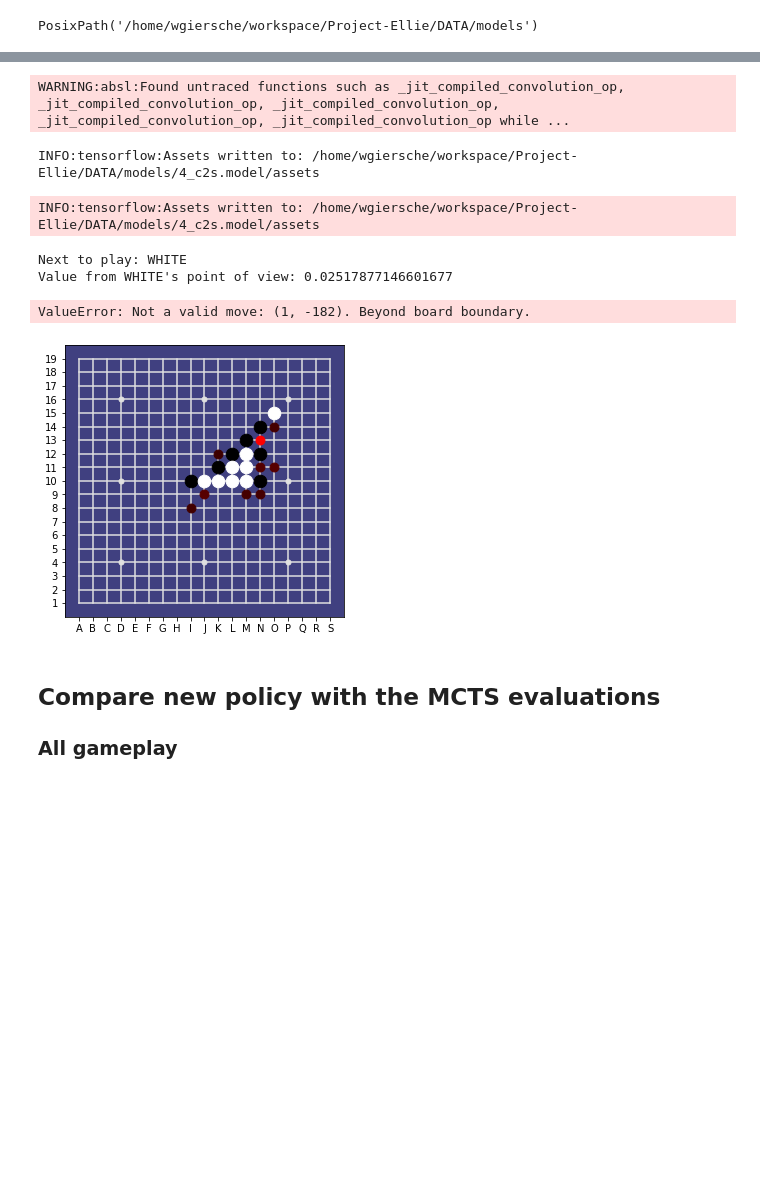
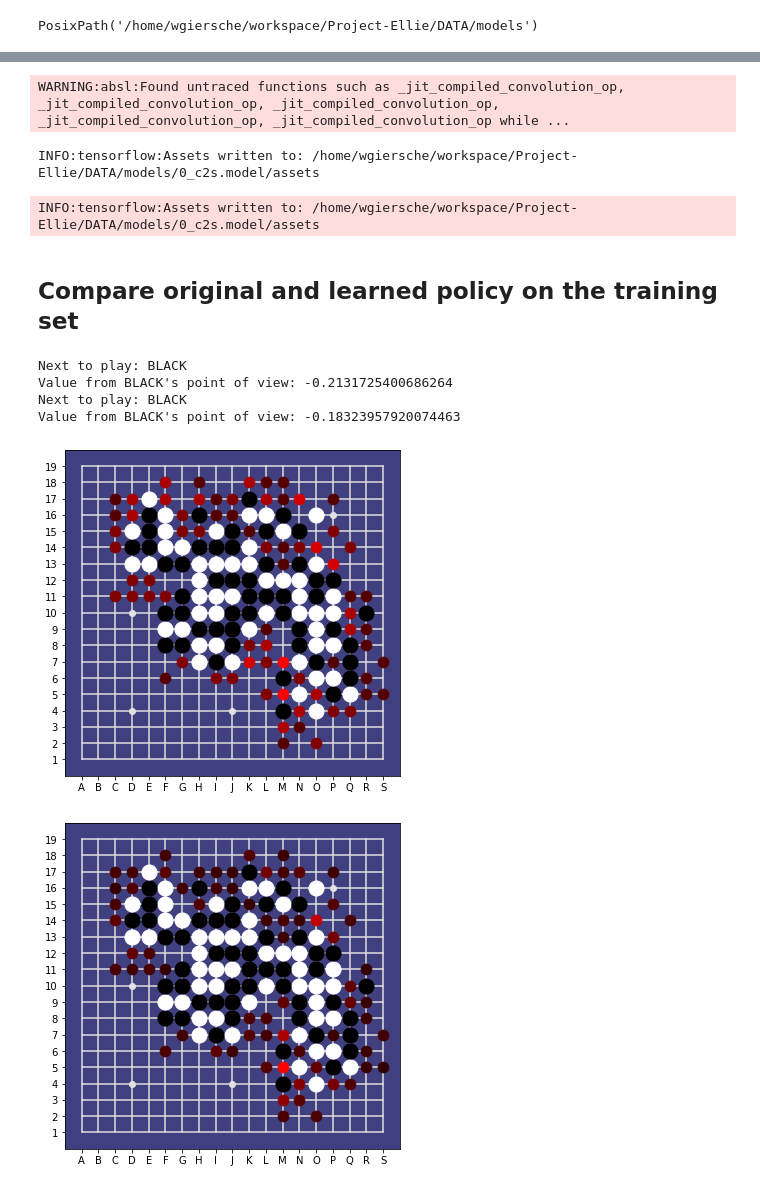
Before and after one commit to Project-Ellie/DeepGomoku, a Jupyter notebook: notebooks/Training_Curriculum.ipynb, the cells around one changed output, grey strips where cells are left out. Cells and saved outputs as stored; diff of their text form; code cells hidden in the pictures; blank space fills up the shorter version.

```diff
--- a/notebooks/Training_Curriculum.ipynb
+++ b/notebooks/Training_Curriculum.ipynb
@@ -63,4 +44,4 @@ all_3_2
 # %%
-curriculum = create_curriculum(all_3_2, 512, ALL_GAMEPLAY)
+curriculum = create_curriculum(all_0, 512, ALL_GAMEPLAY)
 # %% [output]
 Preparing course: All Gameplay
@@ -134,7 +115,7 @@ Value from BLACK's point of view: 0.2172190099954605
 # %%
 from aegomoku.gomoku_resnet import GomokuResnet
 
-model = GomokuResnet(BOARD_SIZE, num_sensor_filters=512, num_blocks=10)
+model = GomokuResnet(BOARD_SIZE, num_sensor_filters=512, num_blocks=12)
 model.compile()
 model.summary()
 # %% [output]
@@ -158,8 +139,8 @@ ________________________________________________________________________________
 # %% [markdown]
 #### Clone the current champion
 # %%
-model_file = Path.home() / "workspace" / "Project-Ellie" / "DATA" / 'models' / '3_c3.model'
-model = tf.keras.models.load_model(model_file)
+model_file = Path.home() / "workspace" / "Project-Ellie" / "DATA" / 'models' / '0_c2s.model'
+#model = tf.keras.models.load_model(model_file)
 # %%
 trainer = Trainer(model)
 # %% [markdown]
@@ -167,7 +148,7 @@ trainer = Trainer(model)
 # %%
 ds = curriculum[ENDGAME].get('dataset')
 if ds is not None:
-    trainer.train(ds, epochs_per_train=10, report_every=1, v_weight=1.0)
+    trainer.train(ds, epochs_per_train=100, report_every=1, v_weight=2.0)
     model.save('models/from_endgame.model')
 else:
     print("No warm-up today...;-)")
@@ -213,31 +204,31 @@ INFO:tensorflow:Assets written to: models/4_c1.model/assets
 # %%
-model.save(MODEL_DIR / "4_c2s.model")
+model.save(MODEL_DIR / "0_c2s.model")
 # %% [output]
 WARNING:absl:Found untraced functions such as _jit_compiled_convolution_op, _jit_compiled_convolution_op, _jit_compiled_convolution_op, _jit_compiled_convolution_op, _jit_compiled_convolution_op while ...
-INFO:tensorflow:Assets written to: /home/wgiersche/workspace/Project-Ellie/DATA/models/4_c2s.model/assets
+INFO:tensorflow:Assets written to: /home/wgiersche/workspace/Project-Ellie/DATA/models/0_c2s.model/assets
-INFO:tensorflow:Assets written to: /home/wgiersche/workspace/Project-Ellie/DATA/models/4_c2s.model/assets
+INFO:tensorflow:Assets written to: /home/wgiersche/workspace/Project-Ellie/DATA/models/0_c2s.model/assets
+# %% [markdown]
+## Compare original and learned policy on the training set
 # %%
 a_batch = next(iter(ds))
 batch_size = a_batch[0].shape[0]
 # %%
 from aegomoku.utils import analyse_example
 
 n = random.randint(0, batch_size)
 s, p, v = np.expand_dims(a_batch[0][n,:,:,:], axis=0), list(a_batch[1][n,:]), a_batch[2][n].numpy()
 s.shape, len(p), v
 # Training Material
-analyse_example((s, p, v), disp_width=5)
+analyse_example((s, p, v), disp_width=6)
 
 # Learned
 p_learned, v_learned = model(s)
 learned = (s, list(p_learned.numpy()), np.squeeze(v_learned))
-analyse_example(learned, disp_width=5)
+analyse_example(learned, disp_width=6, policy_cutoff=50)
 # %% [output]
-Next to play: WHITE
-Value from WHITE's point of view: 0.02517877146601677
+Next to play: BLACK
+Value from BLACK's point of view: -0.2131725400686264
+Next to play: BLACK
+Value from BLACK's point of view: -0.18323957920074463
-ValueError: Not a valid move: (1, -182). Beyond board boundary.
-[figure, old version]
+[figure, new version]
+[figure, added]
-# %% [markdown]
-## Compare new policy with the MCTS evaluations
-
-### All gameplay
```
Also changed, not shown: parts of 52 cells of this notebook, 10 other files.
